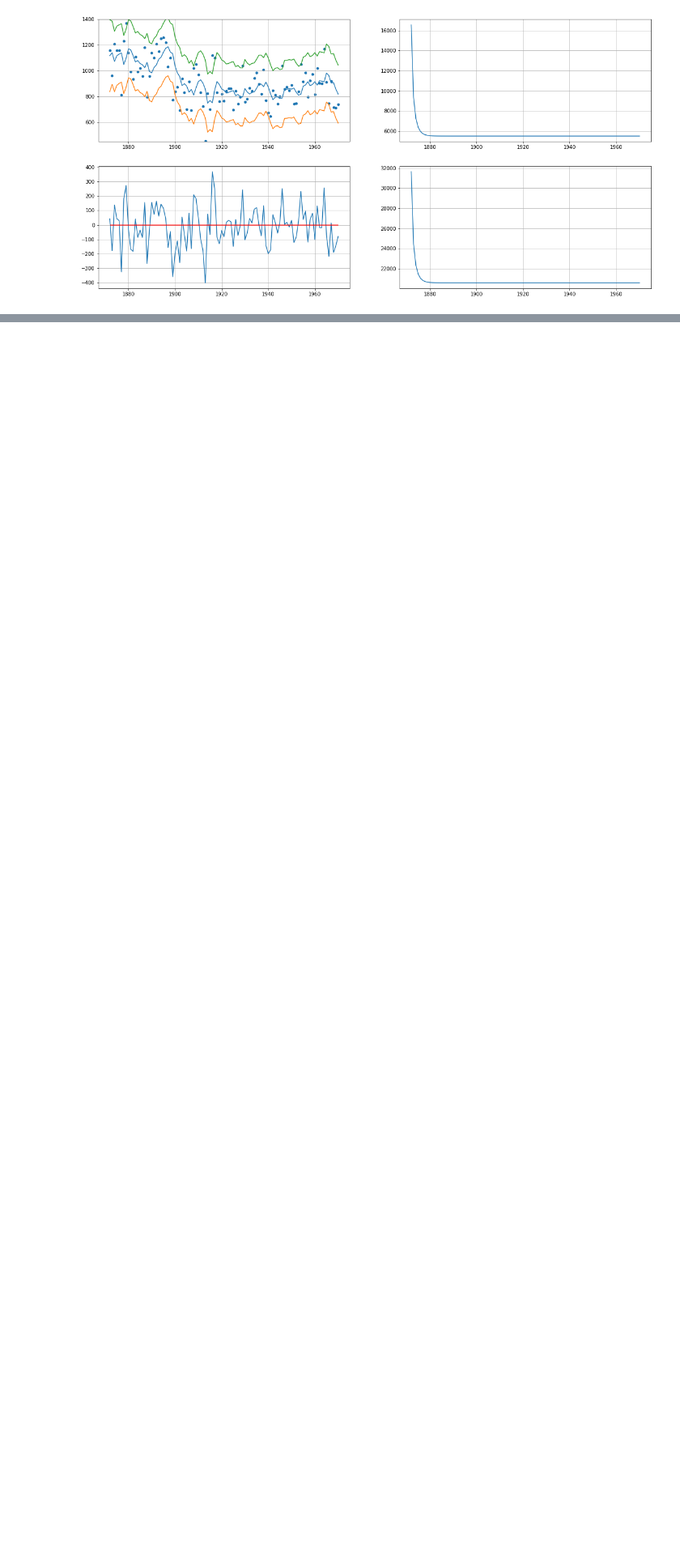
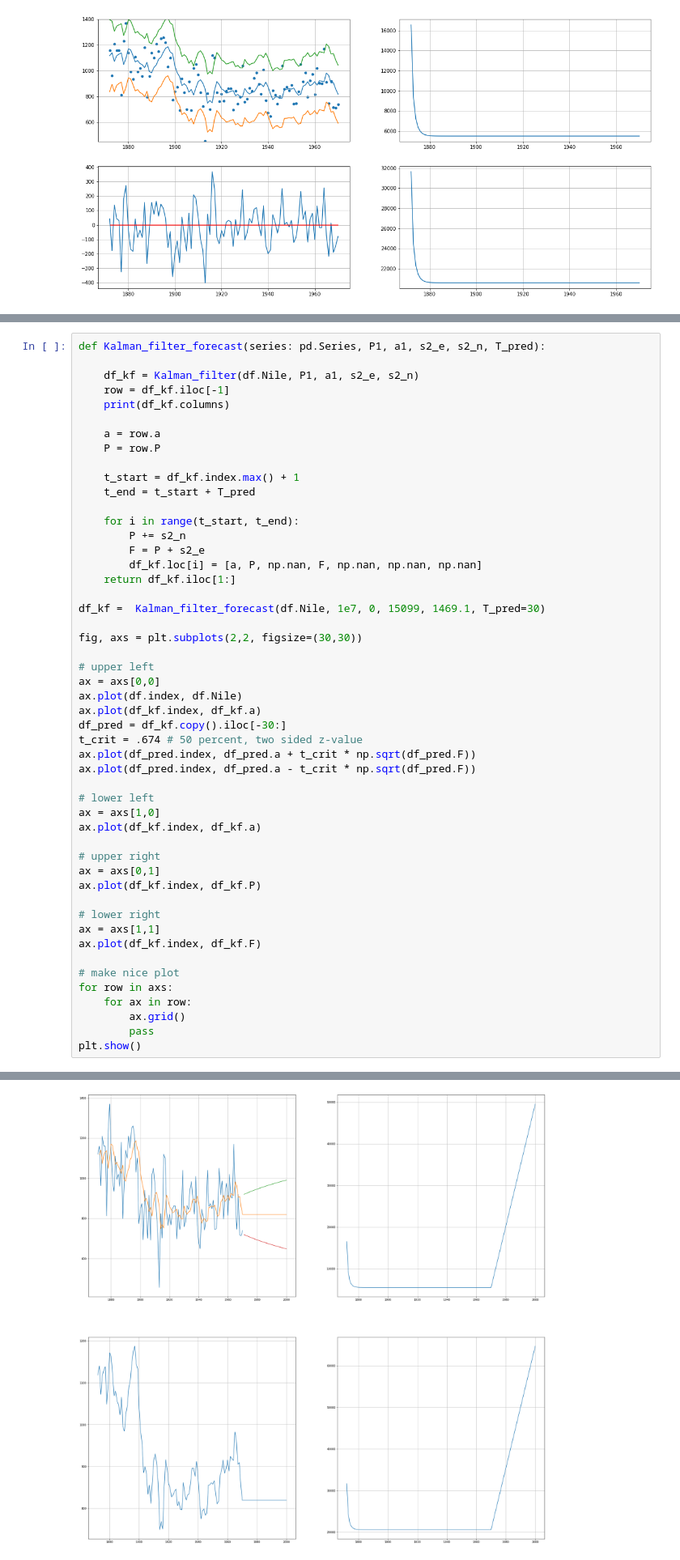
Before and after one commit to siemfenne/timeseriesmodels-vu, a Jupyter notebook: main.ipynb, the cells around one changed output, grey strips where cells are left out. Shown at 81% size. Drawn from its saved outputs; the diff is of its cells as text; blank space fills up the shorter version.

Commit message:
added figure 6 (not fully finished yet)

```diff
--- a/main.ipynb
+++ b/main.ipynb
@@ -399,3 +398,54 @@ for row in axs:
 plt.show()
 # %% [output]
 [figure]
+# %%
+def Kalman_filter_forecast(series: pd.Series, P1, a1, s2_e, s2_n, T_pred):
+
+    df_kf = Kalman_filter(df.Nile, P1, a1, s2_e, s2_n)
+    row = df_kf.iloc[-1]
+    print(df_kf.columns)
+
+    a = row.a
+    P = row.P
+
+    t_start = df_kf.index.max() + 1
+    t_end = t_start + T_pred
+
+    for i in range(t_start, t_end):
+        P += s2_n
+        F = P + s2_e
+        df_kf.loc[i] = [a, P, np.nan, F, np.nan, np.nan, np.nan]
+    return df_kf.iloc[1:]
+
+df_kf =  Kalman_filter_forecast(df.Nile, 1e7, 0, 15099, 1469.1, T_pred=30)
+
+fig, axs = plt.subplots(2,2, figsize=(30,30))
+
+# upper left
+ax = axs[0,0]
+ax.plot(df.index, df.Nile)
+ax.plot(df_kf.index, df_kf.a)
+df_pred = df_kf.copy().iloc[-30:]
+t_crit = .674 # 50 percent, two sided z-value
+ax.plot(df_pred.index, df_pred.a + t_crit * np.sqrt(df_pred.F))
+ax.plot(df_pred.index, df_pred.a - t_crit * np.sqrt(df_pred.F))
+
+# lower left
+ax = axs[1,0]
+ax.plot(df_kf.index, df_kf.a)
+
+# upper right
+ax = axs[0,1]
+ax.plot(df_kf.index, df_kf.P)
+
+# lower right
+ax = axs[1,1]
+ax.plot(df_kf.index, df_kf.F)
+
+# make nice plot
+for row in axs:
+    for ax in row:
+        ax.grid()
+        pass
+plt.show()
+# %% [output]
@@ -401,0 +453 @@ plt.show()
+[figure, added]
```
Also changed, not shown: parts of 4 cells of this notebook.
